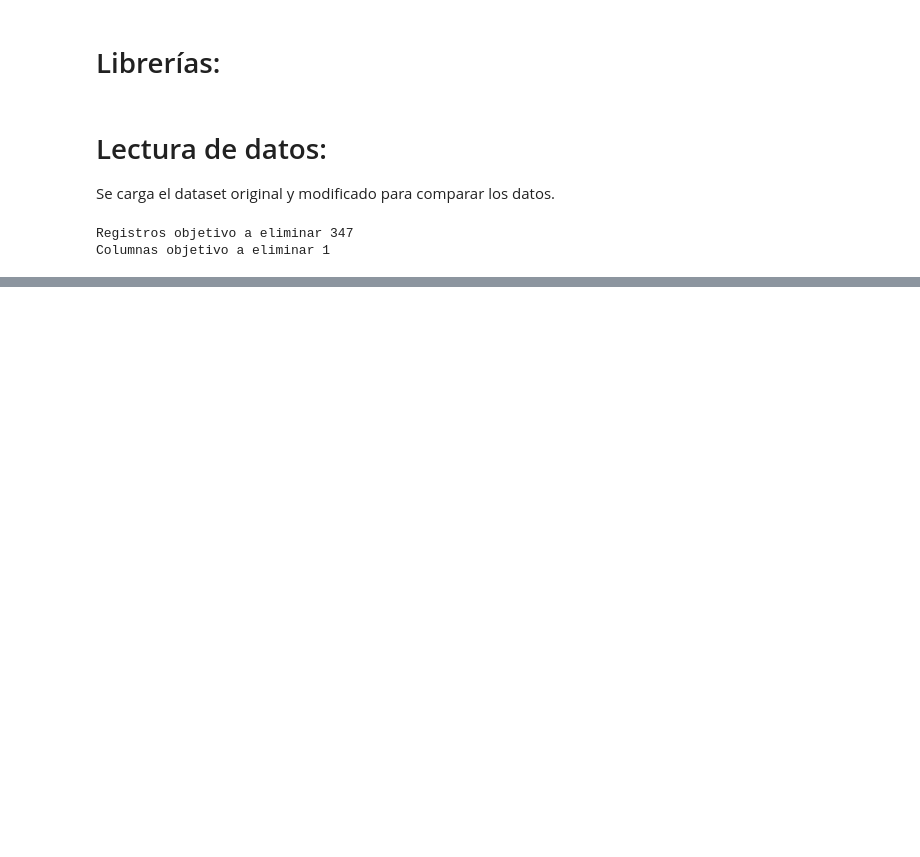
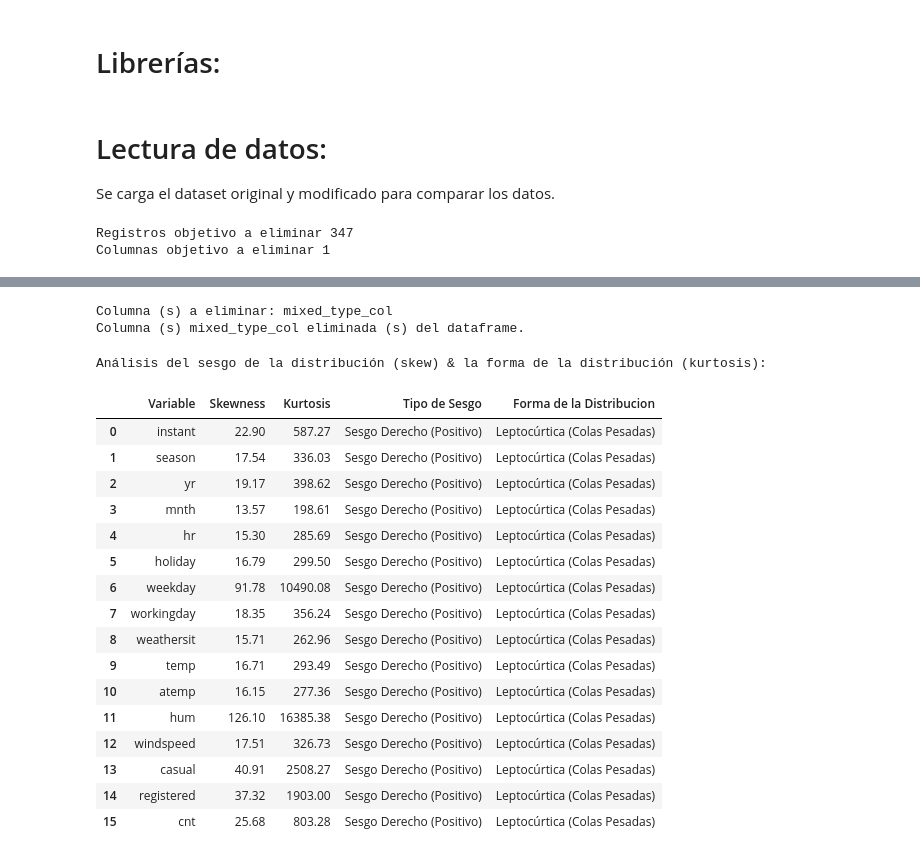
Before and after one commit to a00882024/mlops_bike_sharing, a Jupyter notebook: notebooks/ml.ipynb, the cells around one changed output, grey strips where cells are left out. Drawn from its saved outputs; the diff is of its cells as text; code cells hidden in the pictures; blank space fills up the shorter version.

Commit message:
Análisis Exploratorio de Datos (EDA)

```diff
--- a/notebooks/ml.ipynb
+++ b/notebooks/ml.ipynb
@@ -32,0 +77,36 @@ Columnas objetivo a eliminar 1
+# %%
+def get_distribution_summary(df, num_cols):
+    summary_data = []
+
+    for col in num_cols:
+        skew = df[col].skew()
+
+        if skew > 0.5:
+            skew_interpret = 'Sesgo Derecho (Positivo)'
+        elif skew < -0.5:
+            skew_interpret = 'Sesgo Izquierdo (Negativo)'
+        else:
+            skew_interpret = 'Simétrico/Ligero'
+
+
+        kurtosis = df[col].kurtosis()
+
+        if kurtosis > 0.5:
+            kurtosis_interpret = 'Leptocúrtica (Colas Pesadas)'
+        elif kurtosis < -0.5:
+            kurtosis_interpret = 'Platicúrtica (Colas Ligeras)'
+        else:
+            kurtosis_interpret = 'Mesocúrtica (Normal)'
+
+        summary_data.append({
+            'Variable': col,
+            'Skewness': skew,
+            'Kurtosis': kurtosis,
+            'Tipo de Sesgo': skew_interpret,
+            'Forma de la Distribucion': kurtosis_interpret
+        })
+
+    summary_df = pd.DataFrame(summary_data)
+    summary_df[['Skewness', 'Kurtosis']] = summary_df[['Skewness', 'Kurtosis']].round(2)
+
+    return summary_df
@@ -32,0 +360,6 @@ Columnas objetivo a eliminar 1
+# %%
+cols_to_drop = get_cols_to_drop(original_bike_sharing_df, bike_sharing_df)
+drop_cols(bike_sharing_df, cols_to_drop)
+# %% [output]
+Columna (s) a eliminar: mixed_type_col
+Columna (s) mixed_type_col eliminada (s) del dataframe.
@@ -32,0 +369,23 @@ Columnas objetivo a eliminar 1
+# %%
+print(f'\nAnálisis del sesgo de la distribución (skew) & la forma de la distribución (kurtosis):')
+distribution_summary_df = get_distribution_summary(bike_sharing_df, num_cols)
+distribution_summary_df
+# %% [output]
+Análisis del sesgo de la distribución (skew) & la forma de la distribución (kurtosis):
+|  | Variable | Skewness | Kurtosis | Tipo de Sesgo | Forma de la Distribucion |
+| 0 | instant | 22.90 | 587.27 | Sesgo Derecho (Positivo) | Leptocúrtica (Colas Pesadas) |
+| 1 | season | 17.54 | 336.03 | Sesgo Derecho (Positivo) | Leptocúrtica (Colas Pesadas) |
+| 2 | yr | 19.17 | 398.62 | Sesgo Derecho (Positivo) | Leptocúrtica (Colas Pesadas) |
+| 3 | mnth | 13.57 | 198.61 | Sesgo Derecho (Positivo) | Leptocúrtica (Colas Pesadas) |
+| 4 | hr | 15.30 | 285.69 | Sesgo Derecho (Positivo) | Leptocúrtica (Colas Pesadas) |
+| 5 | holiday | 16.79 | 299.50 | Sesgo Derecho (Positivo) | Leptocúrtica (Colas Pesadas) |
+| 6 | weekday | 91.78 | 10490.08 | Sesgo Derecho (Positivo) | Leptocúrtica (Colas Pesadas) |
+| 7 | workingday | 18.35 | 356.24 | Sesgo Derecho (Positivo) | Leptocúrtica (Colas Pesadas) |
+| 8 | weathersit | 15.71 | 262.96 | Sesgo Derecho (Positivo) | Leptocúrtica (Colas Pesadas) |
+| 9 | temp | 16.71 | 293.49 | Sesgo Derecho (Positivo) | Leptocúrtica (Colas Pesadas) |
+| 10 | atemp | 16.15 | 277.36 | Sesgo Derecho (Positivo) | Leptocúrtica (Colas Pesadas) |
+| 11 | hum | 126.10 | 16385.38 | Sesgo Derecho (Positivo) | Leptocúrtica (Colas Pesadas) |
+| 12 | windspeed | 17.51 | 326.73 | Sesgo Derecho (Positivo) | Leptocúrtica (Colas Pesadas) |
+| 13 | casual | 40.91 | 2508.27 | Sesgo Derecho (Positivo) | Leptocúrtica (Colas Pesadas) |
+| 14 | registered | 37.32 | 1903.00 | Sesgo Derecho (Positivo) | Leptocúrtica (Colas Pesadas) |
+| 15 | cnt | 25.68 | 803.28 | Sesgo Derecho (Positivo) | Leptocúrtica (Colas Pesadas) |
```
Also changed, not shown: parts of 24 cells of this notebook.
